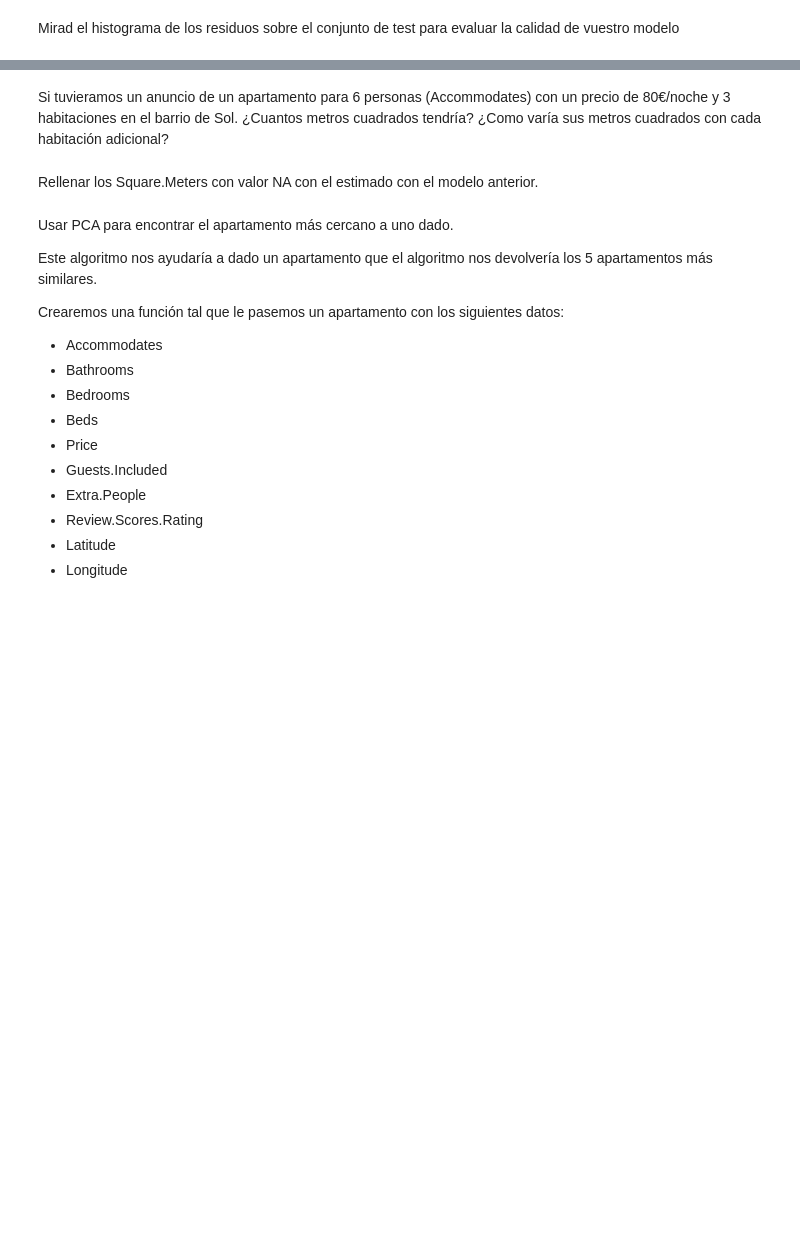
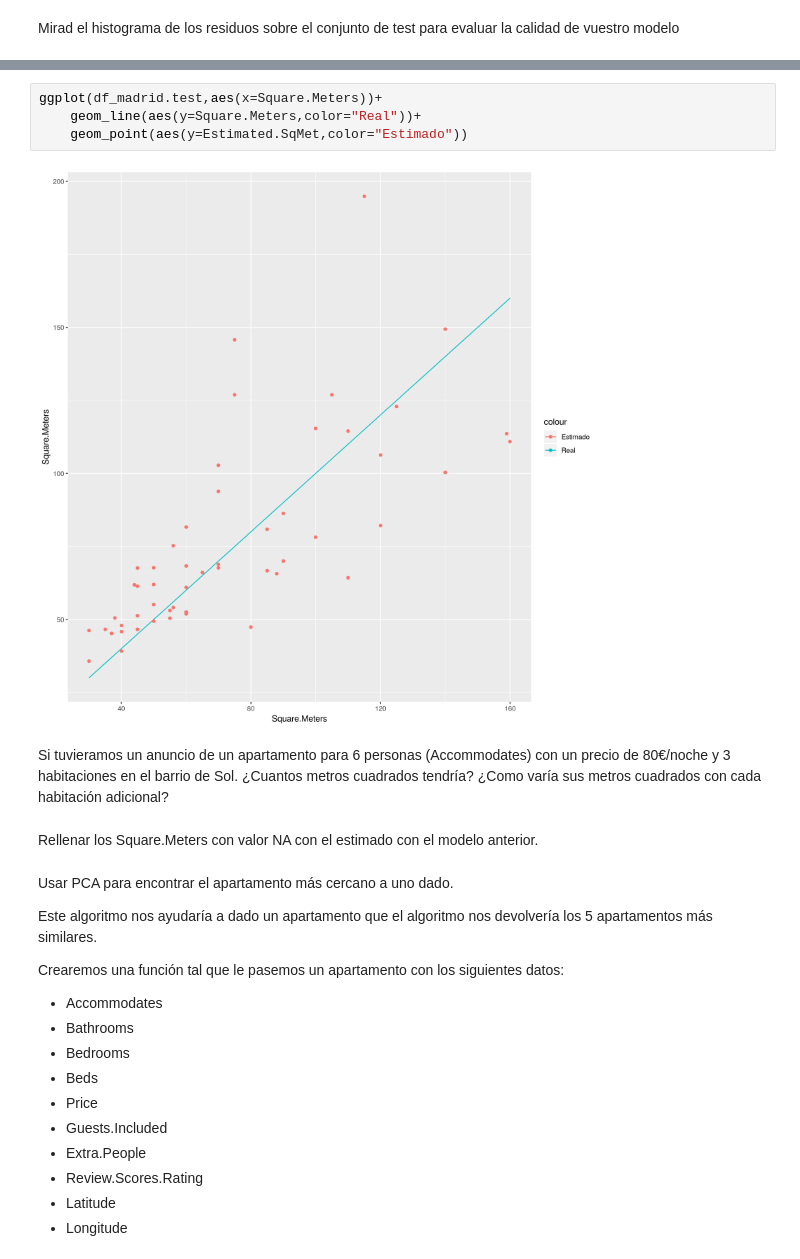
Before and after one commit to Inotist/proyect-bd-ml, a Jupyter notebook: Data Mining/0-Practica-NombreAlumno.ipynb, the cells around one changed output, grey strips where cells are left out. Cells and saved outputs as stored; diff of their text form; blank space fills up the shorter version.

```diff
--- a/Data Mining/0-Practica-NombreAlumno.ipynb
+++ b/Data Mining/0-Practica-NombreAlumno.ipynb
@@ -124,3 +169,9 @@ Mirad el histograma de los residuos sobre el conjunto de test para evaluar la ca
+# %%
+ggplot(df_madrid.test,aes(x=Square.Meters))+
+    geom_line(aes(y=Square.Meters,color="Real"))+
+    geom_point(aes(y=Estimated.SqMet,color="Estimado"))
+# %% [output]
+[figure, added]
 # %% [markdown]
 Si tuvieramos un anuncio de un apartamento para 6 personas (Accommodates) con un precio de 80€/noche y 3 habitaciones en el barrio de Sol.
 ¿Cuantos metros cuadrados tendría?
```
Also changed, not shown: parts of 6 cells of this notebook.
